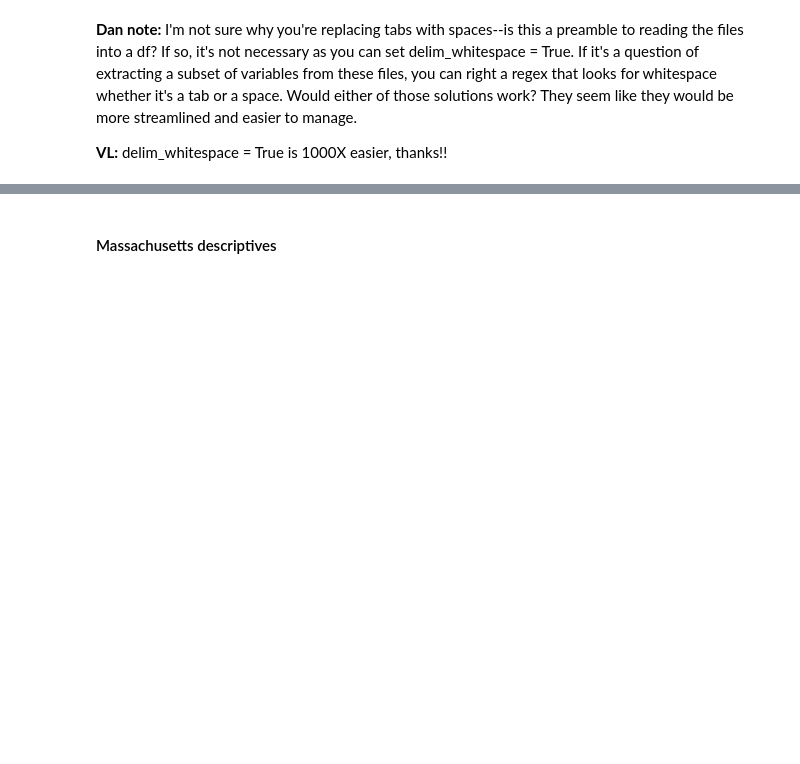
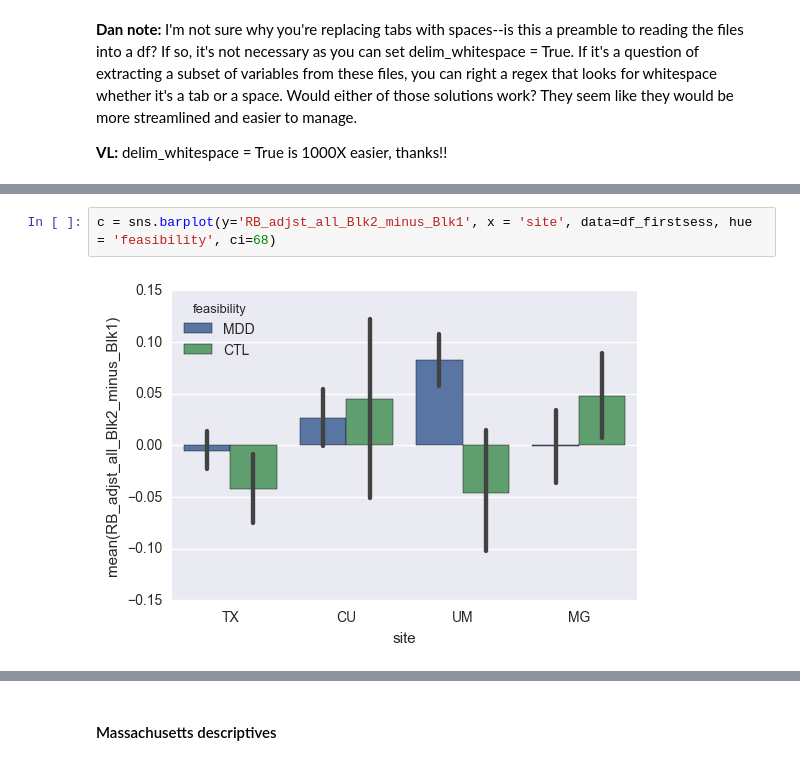
Before and after one commit to vlawlor/EMBARC-PRT, a Jupyter notebook: PRT_Prettier.ipynb, the cells around one changed output, grey strips where cells are left out. Saved outputs shown, nothing was run; the diff lists cells and outputs as text; blank space fills up the shorter version.

```diff
--- a/PRT_Prettier.ipynb
+++ b/PRT_Prettier.ipynb
@@ -441,0 +477,4 @@ list(df_group_comp)
+# %%
+c = sns.barplot(y='RB_adjst_all_Blk2_minus_Blk1', x = 'site', data=df_firstsess, hue = 'feasibility', ci=68)
+# %% [output]
+[figure, added]
```
Also changed, not shown: parts of 8 cells of this notebook.
